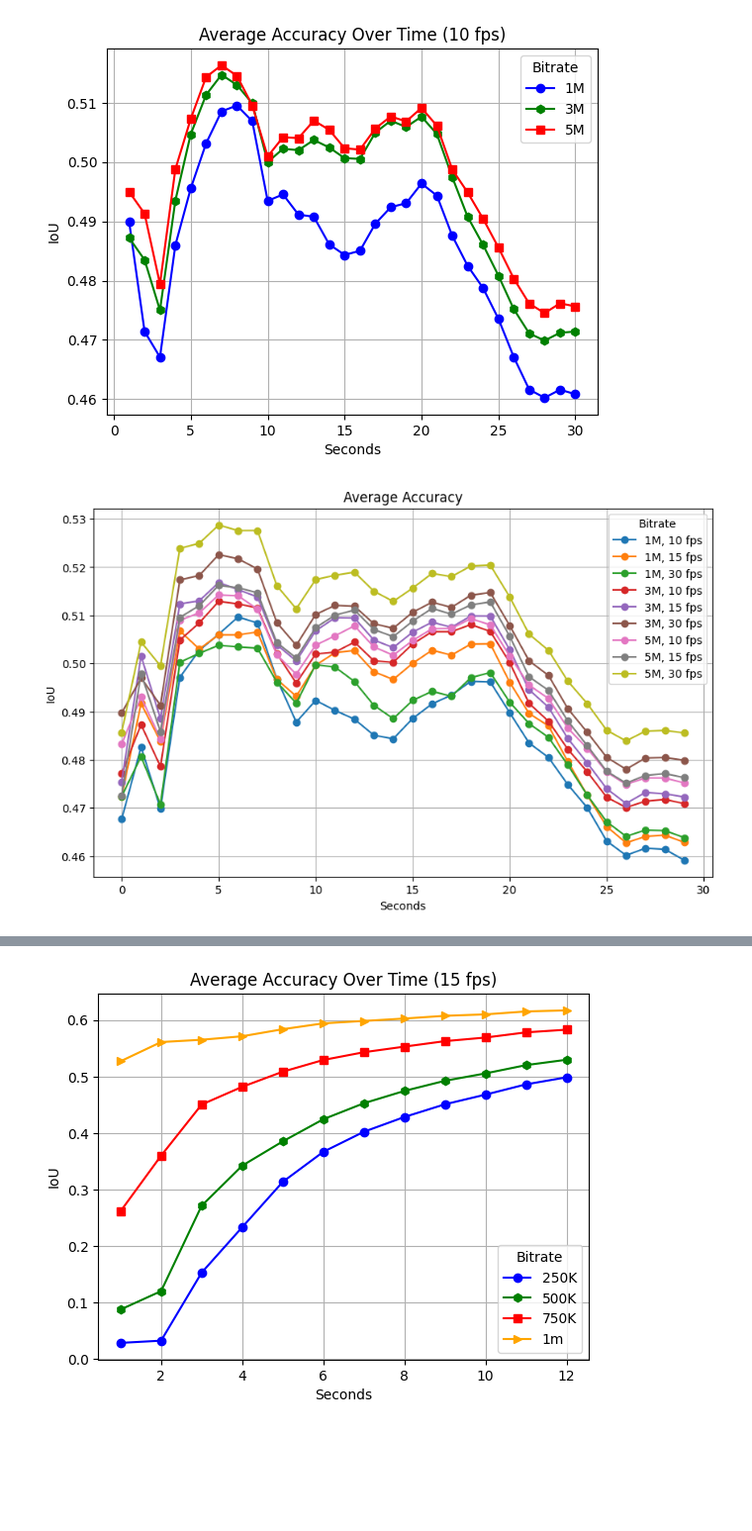
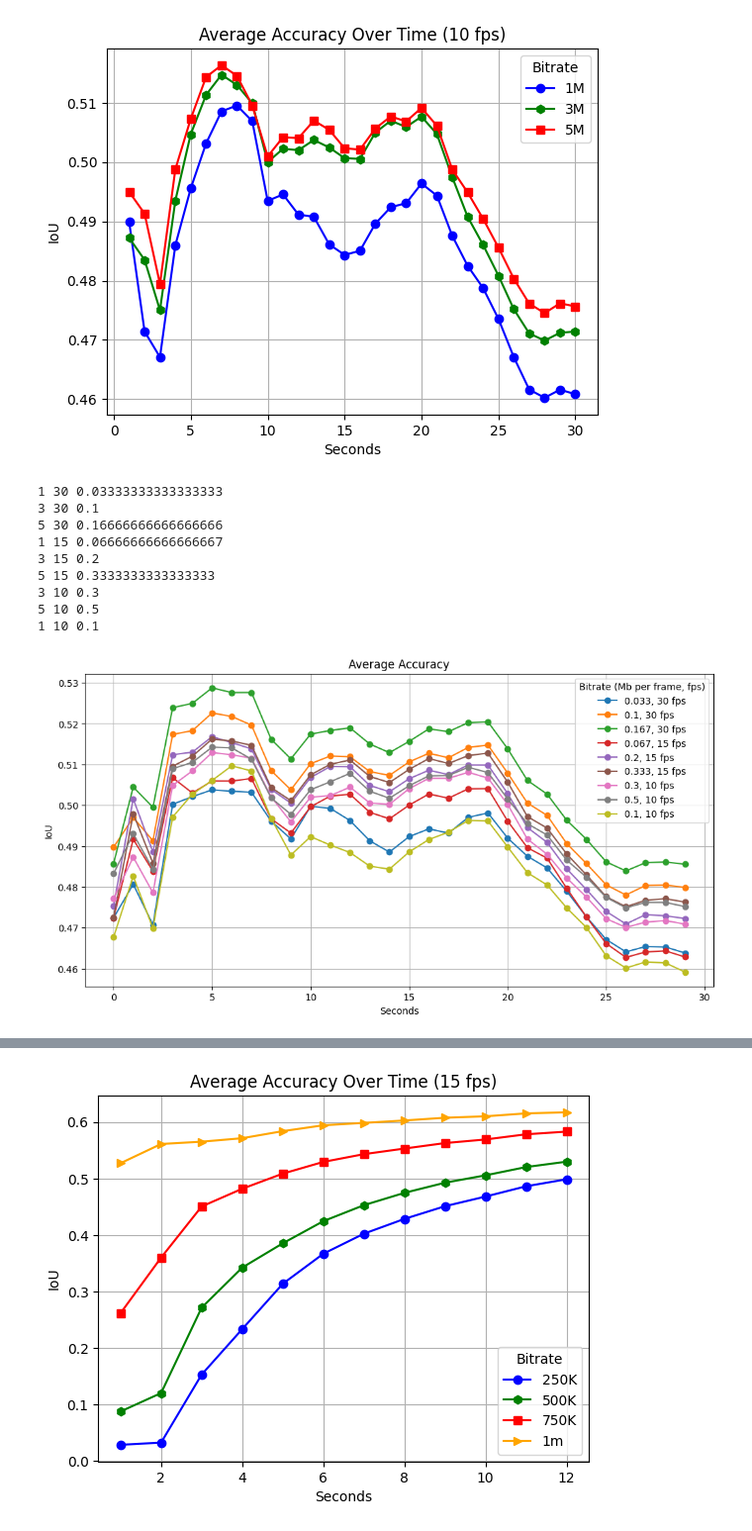
Before and after one commit to bencivjan/distributed-360-streaming, a Jupyter notebook: analytics-accuracy-viz/viz.ipynb, the cells around one changed output, grey strips where cells are left out. Shown at 99% size. Drawn from its saved outputs; the diff is of its cells as text; code cells hidden in the pictures; blank space fills up the shorter version.

Commit message:
Save new visualizations

```diff
--- a/analytics-accuracy-viz/viz.ipynb
+++ b/analytics-accuracy-viz/viz.ipynb
@@ -121,43 +121,53 @@ plot_pred_accuracy2(files, labels, title='Average Accuracy Over Time (10 fps)')
 [figure]
 # %%
 # Plot all
-plt.figure(figsize=(10, 6))
+plt.figure(figsize=(12, 6))
 
 
 labels = np.array([])
 data = np.array([])
-for video in sorted(os.listdir('out-data')):
+for video in sorted(os.listdir('out-data'), key= lambda x: int(x.split('_')[2]), reverse=True):
     name = video.split('_')
-    labels = np.append(labels, f'{name[1]}, {name[2]} fps')
+    print(int(name[1][:-1]), int(name[2]), int(name[1][:-1]) / int(name[2]))
+    labels = np.append(labels, f'{round(int(name[1][:-1]) / int(name[2]), 3)}, {name[2]} fps')
     if data.size:
         data = np.vstack([data, json_to_numpy(os.path.join('out-data', video))])
     else:
         data = json_to_numpy(os.path.join('out-data', video))
 
 for i, exp in enumerate(data):
     cur_frame = 30
     data_averaged = np.array([])
 
     while cur_frame < exp.shape[0]:
         data_averaged = np.append(data_averaged, exp[:cur_frame].mean())
 
         cur_frame += 30
 
     data_averaged = np.append(data_averaged, exp.mean())
 
     x = np.array(range(cur_frame // 30))
 
     plt.plot(x, data_averaged, 'o-', label=labels[i])
 
 # Add labels and title
 plt.xlabel('Seconds')
 plt.ylabel('IoU')
 plt.title('Average Accuracy')
-plt.legend(title='Bitrate')
+plt.legend(title='Bitrate (Mb per frame, fps)')
 plt.grid(True)
 plt.show()
 # %% [output]
+1 30 0.03333333333333333
+3 30 0.1
+5 30 0.16666666666666666
+1 15 0.06666666666666667
+3 15 0.2
+5 15 0.3333333333333333
+3 10 0.3
+5 10 0.5
+1 10 0.1
-[figure, old version]
+[figure, new version]
 # %%
 files = [
     'crosswalk_250K_30_iou.json',
```
Also changed, not shown: parts of 1 cell of this notebook, 2 other files.
